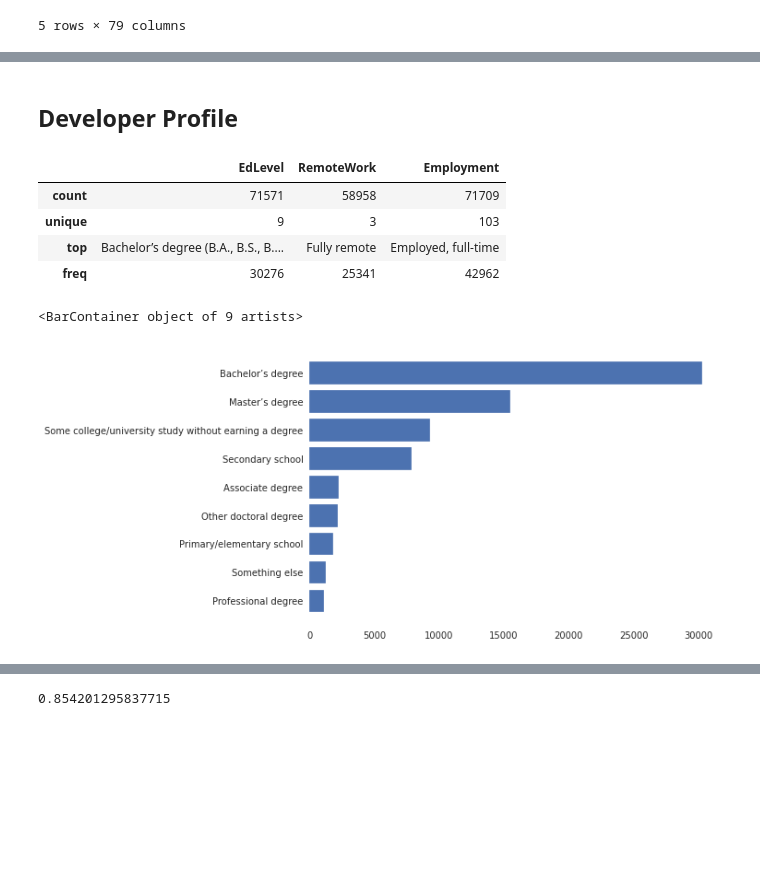
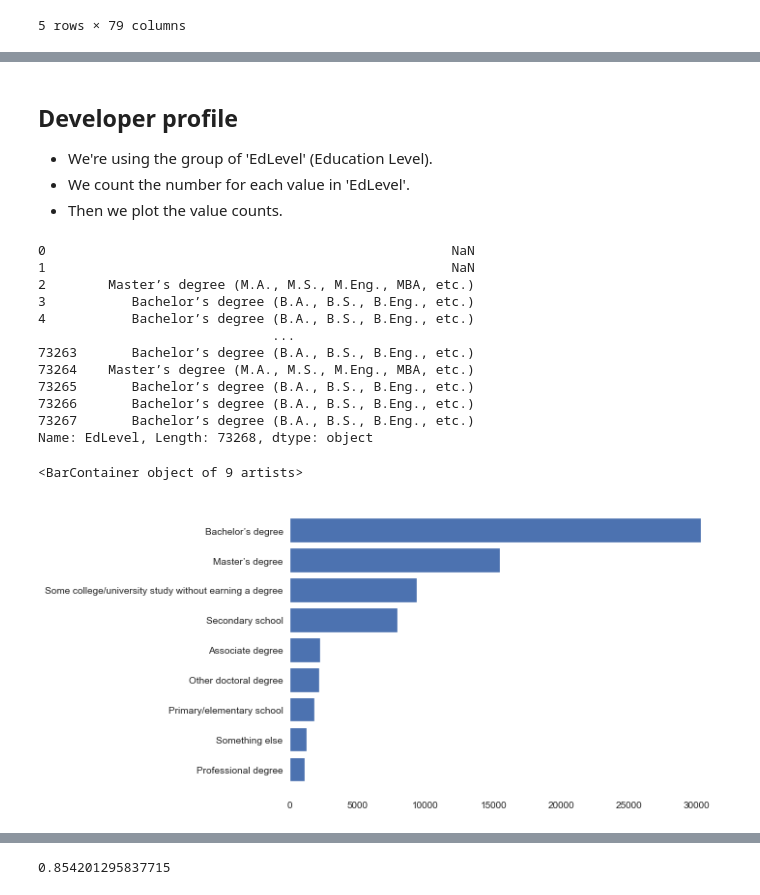
Before and after one commit to anhtu12st/Data_StackOverflow_Analysis, a Jupyter notebook: Analysis.ipynb, the cells around one changed output, grey strips where cells are left out. Saved outputs shown, nothing was run; the diff lists cells and outputs as text; code cells hidden in the pictures; blank space fills up the shorter version.

```diff
--- a/Analysis.ipynb
+++ b/Analysis.ipynb
@@ -17,7 +17,8 @@ import seaborn as sns
 sns.set_style("whitegrid", {'axes.grid' : False})
 # %%
 # Change this to where you pt your file
-df = pd.read_csv('/content/drive/MyDrive/Colab Notebooks/Udacity/DS_Prj_01/Data/survey_results_public.csv')
+# df = pd.read_csv('/content/drive/MyDrive/Colab Notebooks/Udacity/DS_Prj_01/Data/survey_results_public.csv')
+df = pd.read_csv('./Data/survey_results_public.csv')
 df.describe()
 # %% [output]
 |  | ResponseId | CompTotal | VCHostingPersonal use | VCHostingProfessional use | WorkExp | ConvertedCompYearly |
@@ -104,17 +63,27 @@ _df
 # %% [markdown]
-## Developer Profile
+## Developer profile
+- We're using the group of 'EdLevel' (Education Level).
+- We count the number for each value in 'EdLevel'.
+- Then we plot the value counts.
 # %%
-profile_df = df[['EdLevel', 'RemoteWork', 'Employment']]
-profile_df.describe()
+EdLevel = df.EdLevel
+EdLevel
 # %% [output]
-|  | EdLevel | RemoteWork | Employment |
-| count | 71571 | 58958 | 71709 |
-| unique | 9 | 3 | 103 |
-| top | Bachelor’s degree (B.A., B.S., B.... | Fully remote | Employed, full-time |
-| freq | 30276 | 25341 | 42962 |
+0                                                    NaN
+1                                                    NaN
+2        Master’s degree (M.A., M.S., M.Eng., MBA, etc.)
+3           Bachelor’s degree (B.A., B.S., B.Eng., etc.)
+4           Bachelor’s degree (B.A., B.S., B.Eng., etc.)
+                              ...
+73263       Bachelor’s degree (B.A., B.S., B.Eng., etc.)
+73264    Master’s degree (M.A., M.S., M.Eng., MBA, etc.)
+73265       Bachelor’s degree (B.A., B.S., B.Eng., etc.)
+73266       Bachelor’s degree (B.A., B.S., B.Eng., etc.)
+73267       Bachelor’s degree (B.A., B.S., B.Eng., etc.)
+Name: EdLevel, Length: 73268, dtype: object
 # %%
-EdLevel = profile_df.EdLevel.value_counts().sort_values(ascending=True, axis=0)
+EdLevel = EdLevel.value_counts().sort_values(ascending=True, axis=0)
 plt.barh(EdLevel.index.map(lambda x: x.split(' (')[0]), width=EdLevel)
 # %% [output]
 <BarContainer object of 9 artists>
-[figure, old version]
+[figure, new version]
```
Also changed, not shown: parts of 16 cells of this notebook, 5 other files.
